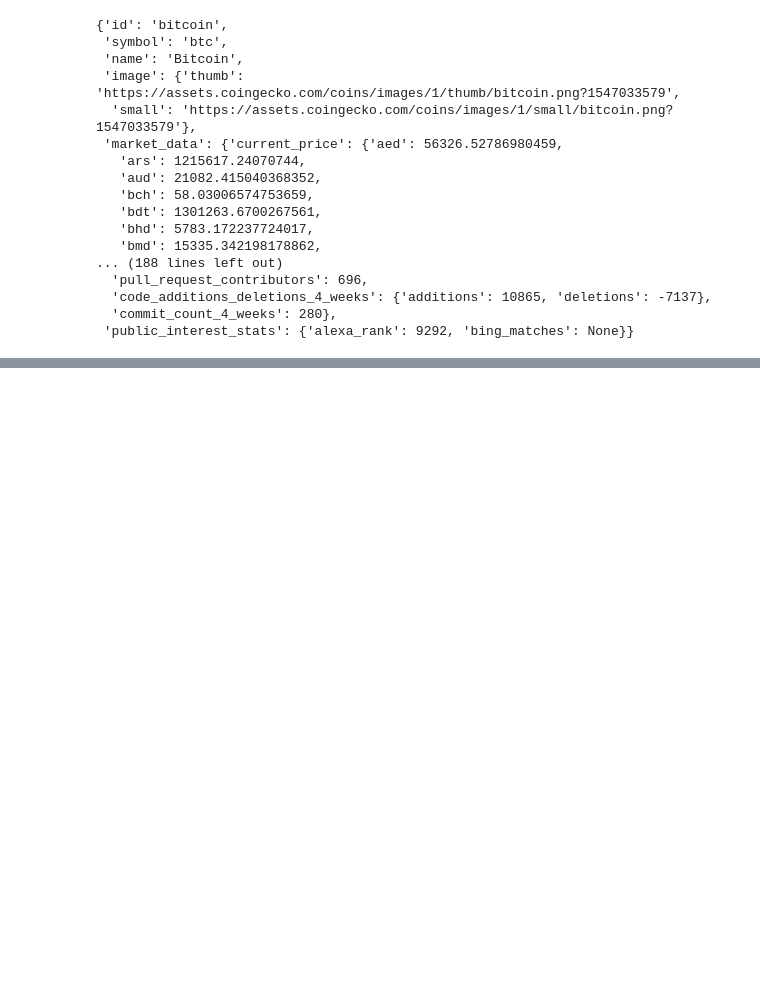
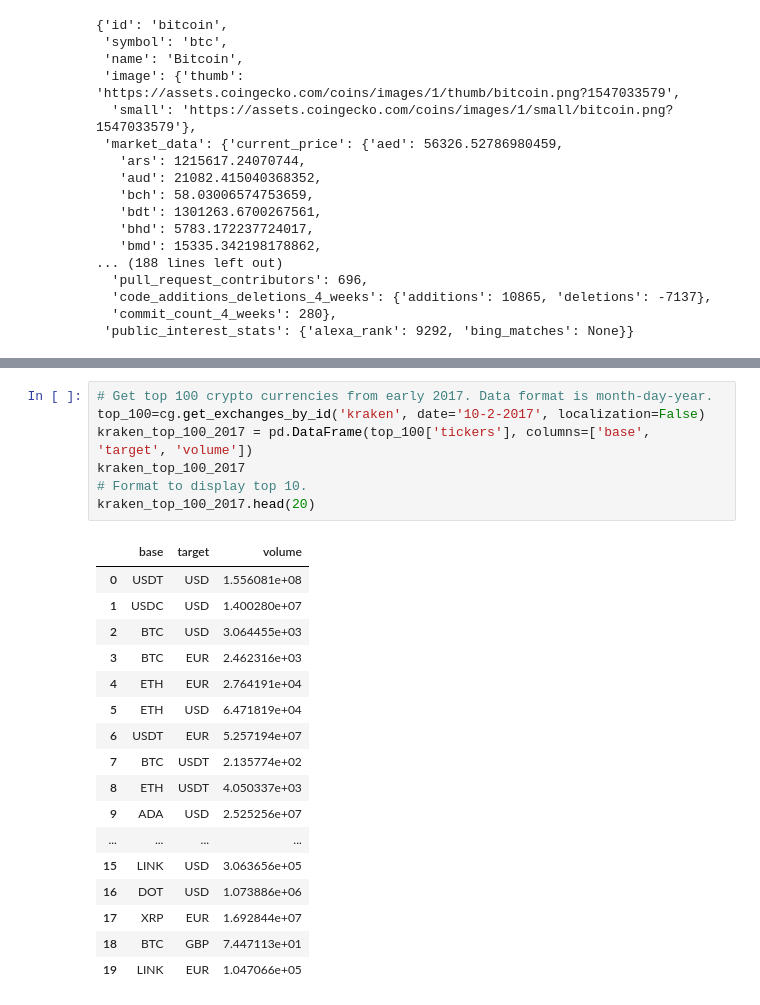
Before and after one commit to nathanduft44/Crypto_Corrisk, a Jupyter notebook: MB_folder/CG_walkthrough_and_data.ipynb, the cells around one changed output, grey strips where cells are left out. Saved outputs shown, nothing was run; the diff lists cells and outputs as text; blank space fills up the shorter version.

```diff
--- a/MB_folder/CG_walkthrough_and_data.ipynb
+++ b/MB_folder/CG_walkthrough_and_data.ipynb
@@ -61,0 +537,25 @@ display(data)
+# %%
+# Get top 100 crypto currencies from early 2017. Data format is month-day-year.
+top_100=cg.get_exchanges_by_id('kraken', date='10-2-2017', localization=False)
+kraken_top_100_2017 = pd.DataFrame(top_100['tickers'], columns=['base', 'target', 'volume'])
+kraken_top_100_2017
+# Format to display top 10.
+kraken_top_100_2017.head(20)
+# %% [output]
+|  | base | target | volume |
+| 0 | USDT | USD | 1.556081e+08 |
+| 1 | USDC | USD | 1.400280e+07 |
+| 2 | BTC | USD | 3.064455e+03 |
+| 3 | BTC | EUR | 2.462316e+03 |
+| 4 | ETH | EUR | 2.764191e+04 |
+| 5 | ETH | USD | 6.471819e+04 |
+| 6 | USDT | EUR | 5.257194e+07 |
+| 7 | BTC | USDT | 2.135774e+02 |
+| 8 | ETH | USDT | 4.050337e+03 |
+| 9 | ADA | USD | 2.525256e+07 |
+| ... | ... | ... | ... |
+| 15 | LINK | USD | 3.063656e+05 |
+| 16 | DOT | USD | 1.073886e+06 |
+| 17 | XRP | EUR | 1.692844e+07 |
+| 18 | BTC | GBP | 7.447113e+01 |
+| 19 | LINK | EUR | 1.047066e+05 |
```
Also changed, not shown: parts of 38 cells of this notebook.
